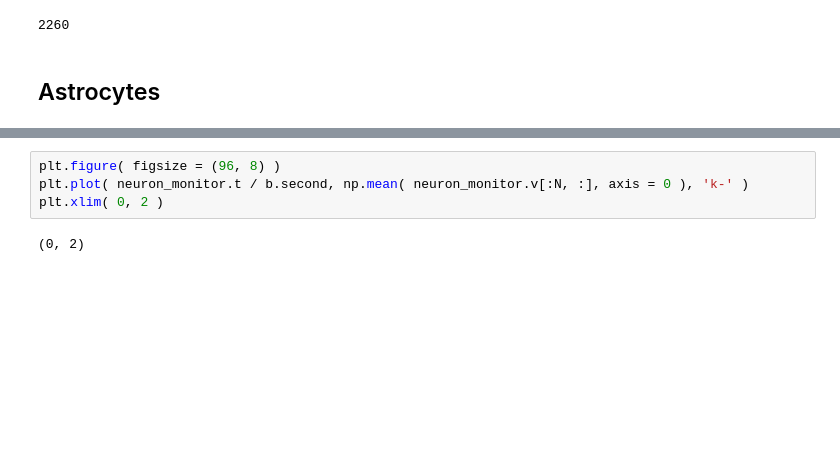
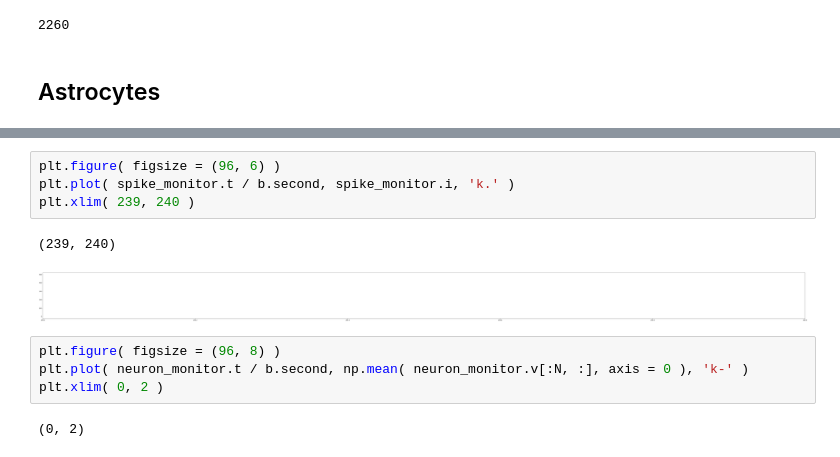
Before and after one commit to maxcollard/stahn, a Jupyter notebook: lif.ipynb, the cells around one changed output, grey strips where cells are left out. Drawn from its saved outputs; the diff is of its cells as text; blank space fills up the shorter version.

```diff
--- a/lif.ipynb
+++ b/lif.ipynb
@@ -546,3 +589,10 @@ plt.xlim( 28, 30 )
+# %%
+plt.figure( figsize = (96, 6) )
+plt.plot( spike_monitor.t / b.second, spike_monitor.i, 'k.' )
+plt.xlim( 239, 240 )
+# %% [output]
+(239, 240)
+[figure, added]
 # %%
 plt.figure( figsize = (96, 8) )
 plt.plot( neuron_monitor.t / b.second, np.mean( neuron_monitor.v[:N, :], axis = 0 ), 'k-' )
```
Also changed, not shown: parts of 14 cells of this notebook.
